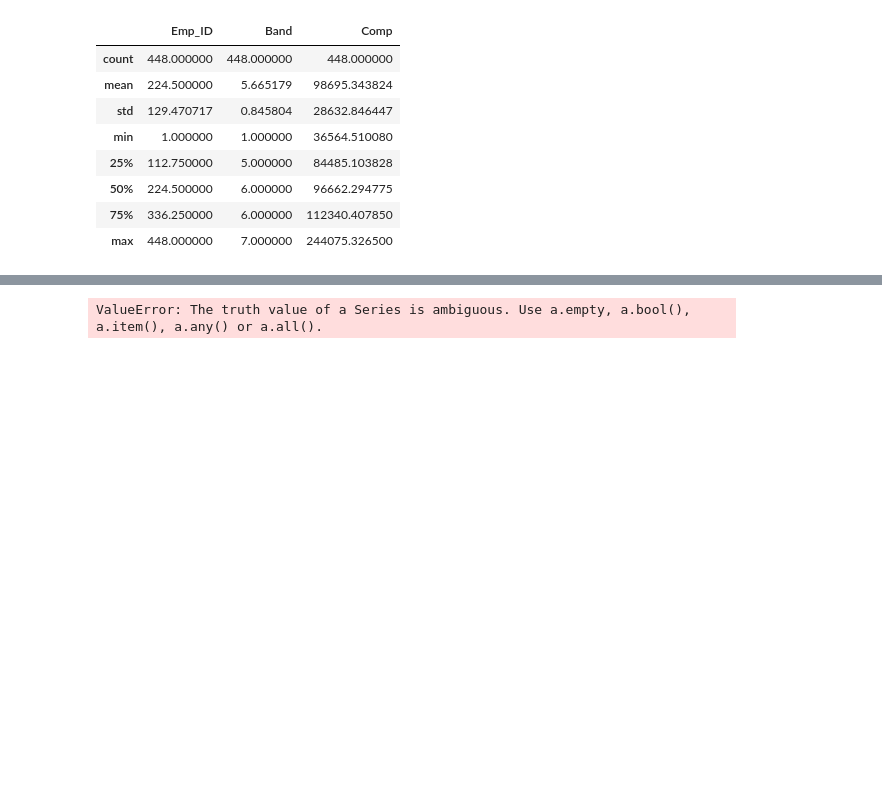
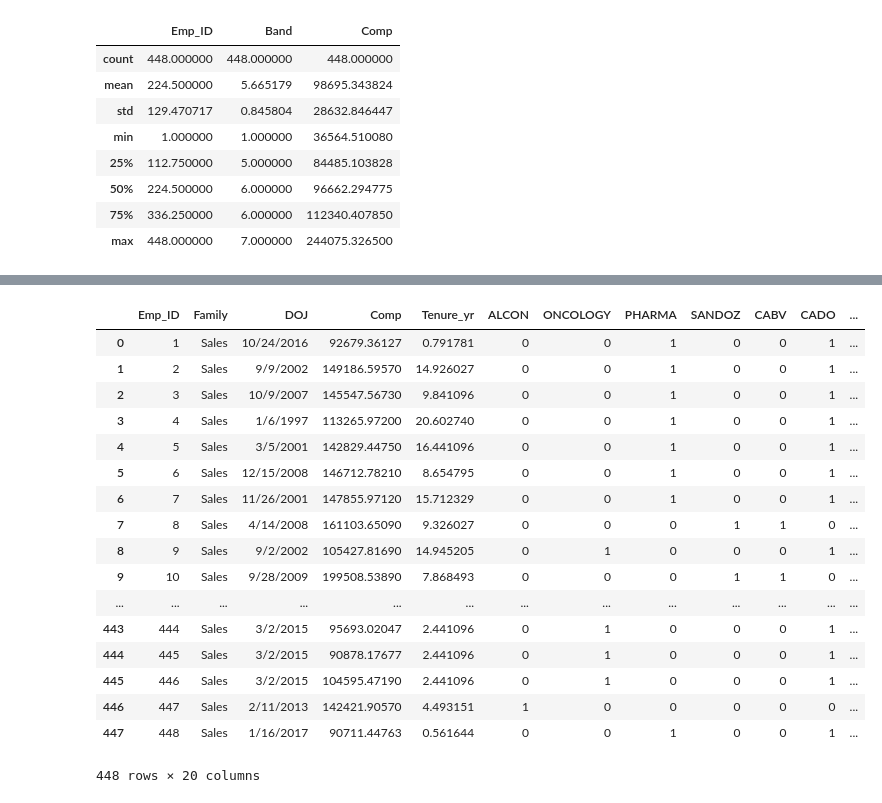
Before and after one commit to MonicaJain16/Python, a Jupyter notebook: Basic Statistics.ipynb, the cells around one changed output, grey strips where cells are left out. Saved outputs shown, nothing was run; the diff lists cells and outputs as text; code cells hidden in the pictures; blank space fills up the shorter version.

```diff
--- a/Basic Statistics.ipynb
+++ b/Basic Statistics.ipynb
@@ -162,25 +175,27 @@ pay_equity_model1
 448 rows × 12 columns
-# %%
-#Creating dummy variables for the categorical variables
-pay_equity_model2 = pay_equity_model1.drop(['Gender','today','Tenure'], axis =1)
-if pay_equity_model2['Band'] == 1:
-    pay_equity_model2['Band1'] = 1
-    pay_equity_model2['Band2'] = 0
-    pay_equity_model2['Band3'] = 0
-    pay_equity_model2['Band4'] = 0
-    pay_equity_model2['Band5'] = 0
-    pay_equity_model2['Band6'] = 0
-    pay_equity_model2['Band7'] = 0
-    pay_equity_model2['Band8'] = 0
-elif pay_equity_model2['Band'] == 2:
-    pay_equity_model2['Band1'] = 0
-    pay_equity_model2['Band2'] = 1
-    pay_equity_model2['Band3'] = 0
-    pay_equity_model2['Band4'] = 0
-    pay_equity_model2['Band5'] = 0
-    pay_equity_model2['Band6'] = 0
-    pay_equity_model2['Band7'] = 0
-    pay_equity_model2['Band8'] = 0
-pay_equity_model2
-# %% [output]
-ValueError: The truth value of a Series is ambiguous. Use a.empty, a.bool(), a.item(), a.any() or a.all().
+# %%
+#Creating dummy variables for the categorical variables
+pay_equity_model2 = pay_equity_model1.drop(['today','Male','Tenure'], axis =1)
+pay_equity_model3 = pd.concat([pay_equity_model2,pd.get_dummies(pay_equity_model2['Division']),pd.get_dummies(pay_equity_model2['Site']),
+                              pd.get_dummies(pay_equity_model2['Gender']),pd.get_dummies(pay_equity_model2['Band'], prefix = 'Band')],axis =1)
+pay_equity4 = pay_equity_model3.drop(['Division','Gender','Site','Band'], axis =1)
+pay_equity4
+# %% [output]
+|  | Emp_ID | Family | DOJ | Comp | Tenure_yr | ALCON | ONCOLOGY | PHARMA | SANDOZ | CABV | CADO | ... |
+| 0 | 1 | Sales | 10/24/2016 | 92679.36127 | 0.791781 | 0 | 0 | 1 | 0 | 0 | 1 | ... |
+| 1 | 2 | Sales | 9/9/2002 | 149186.59570 | 14.926027 | 0 | 0 | 1 | 0 | 0 | 1 | ... |
+| 2 | 3 | Sales | 10/9/2007 | 145547.56730 | 9.841096 | 0 | 0 | 1 | 0 | 0 | 1 | ... |
+| 3 | 4 | Sales | 1/6/1997 | 113265.97200 | 20.602740 | 0 | 0 | 1 | 0 | 0 | 1 | ... |
+| 4 | 5 | Sales | 3/5/2001 | 142829.44750 | 16.441096 | 0 | 0 | 1 | 0 | 0 | 1 | ... |
+| 5 | 6 | Sales | 12/15/2008 | 146712.78210 | 8.654795 | 0 | 0 | 1 | 0 | 0 | 1 | ... |
+| 6 | 7 | Sales | 11/26/2001 | 147855.97120 | 15.712329 | 0 | 0 | 1 | 0 | 0 | 1 | ... |
+| 7 | 8 | Sales | 4/14/2008 | 161103.65090 | 9.326027 | 0 | 0 | 0 | 1 | 1 | 0 | ... |
+| 8 | 9 | Sales | 9/2/2002 | 105427.81690 | 14.945205 | 0 | 1 | 0 | 0 | 0 | 1 | ... |
+| 9 | 10 | Sales | 9/28/2009 | 199508.53890 | 7.868493 | 0 | 0 | 0 | 1 | 1 | 0 | ... |
+| ... | ... | ... | ... | ... | ... | ... | ... | ... | ... | ... | ... | ... |
+| 443 | 444 | Sales | 3/2/2015 | 95693.02047 | 2.441096 | 0 | 1 | 0 | 0 | 0 | 1 | ... |
+| 444 | 445 | Sales | 3/2/2015 | 90878.17677 | 2.441096 | 0 | 1 | 0 | 0 | 0 | 1 | ... |
+| 445 | 446 | Sales | 3/2/2015 | 104595.47190 | 2.441096 | 0 | 1 | 0 | 0 | 0 | 1 | ... |
+| 446 | 447 | Sales | 2/11/2013 | 142421.90570 | 4.493151 | 1 | 0 | 0 | 0 | 0 | 0 | ... |
+| 447 | 448 | Sales | 1/16/2017 | 90711.44763 | 0.561644 | 0 | 0 | 1 | 0 | 0 | 1 | ... |
+448 rows × 20 columns
```
Also changed, not shown: parts of 27 cells of this notebook.
